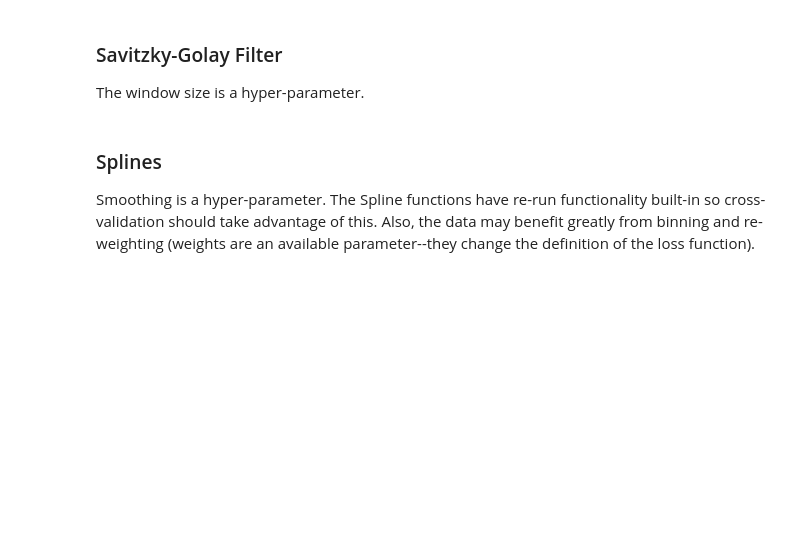
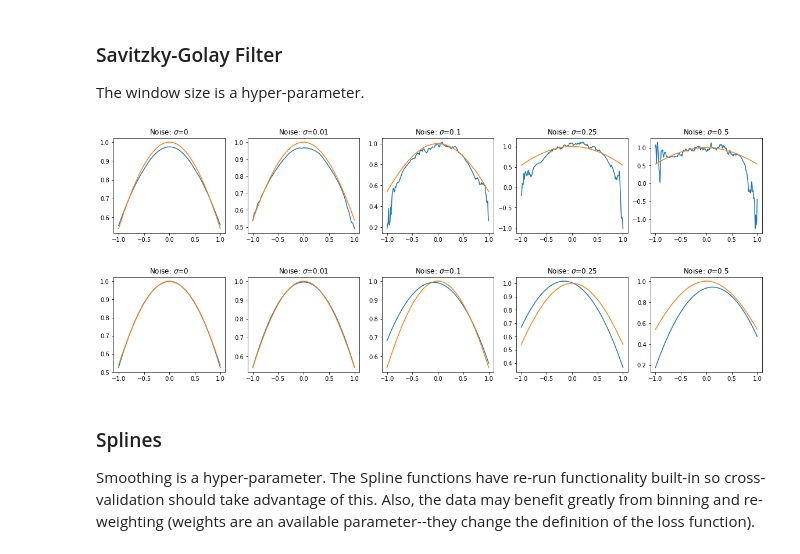
Before and after one commit to andgoldschmidt/derivative, a Jupyter notebook: Derivatives_Review.ipynb, the cells around one changed output. Saved outputs shown, nothing was run; the diff lists cells and outputs as text; code cells hidden in the pictures; blank space fills up the shorter version.

```diff
--- a/Derivatives_Review.ipynb
+++ b/Derivatives_Review.ipynb
@@ -73,10 +75,13 @@ plot_example_1(fd, x, noisy_sin, np.cos, sigmas)
 The window size is a hyper-parameter.
 # %%
 sg = diff.SavitzkyGolay({'left': .5, 'right': .5, 'order': 2})
-plot_example_1(sg, x, noisy_sin, np.cos, sigmas)
+plot_example(sg, x, noisy_sin, np.cos, sigmas)
 
 sg = diff.SavitzkyGolay({'left': 3, 'right': 3, 'order': 3})
-plot_example_1(sg, x, noisy_sin, np.cos, sigmas)
+plot_example(sg, x, noisy_sin, np.cos, sigmas)
+# %% [output]
+[figure, added]
+[figure, added]
 # %% [markdown]
 ### Splines
 Smoothing is a hyper-parameter. The Spline functions have re-run functionality built-in so cross-validation should take advantage of this. Also, the data may benefit greatly from binning and re-weighting (weights are an available parameter--they change the definition of the loss function).
```
Also changed, not shown: parts of 32 cells of this notebook, 1 other file.
